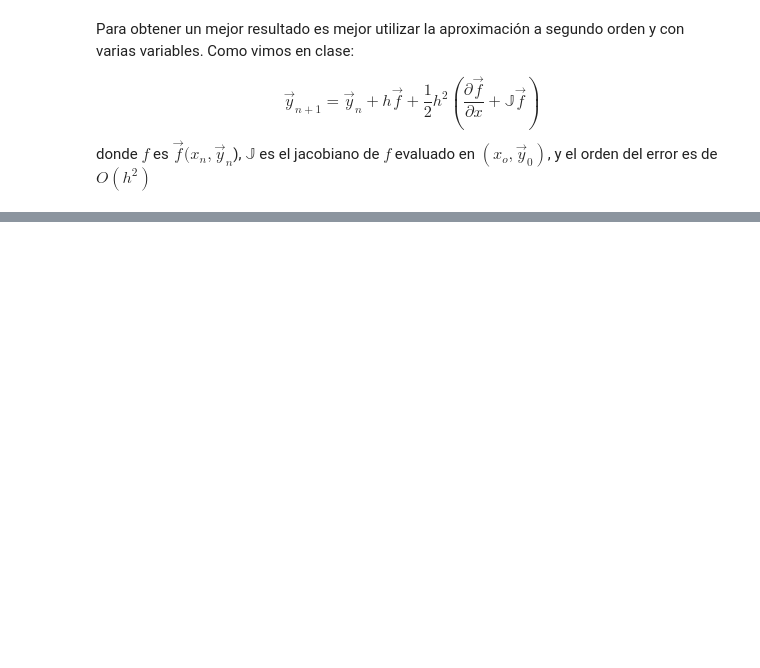
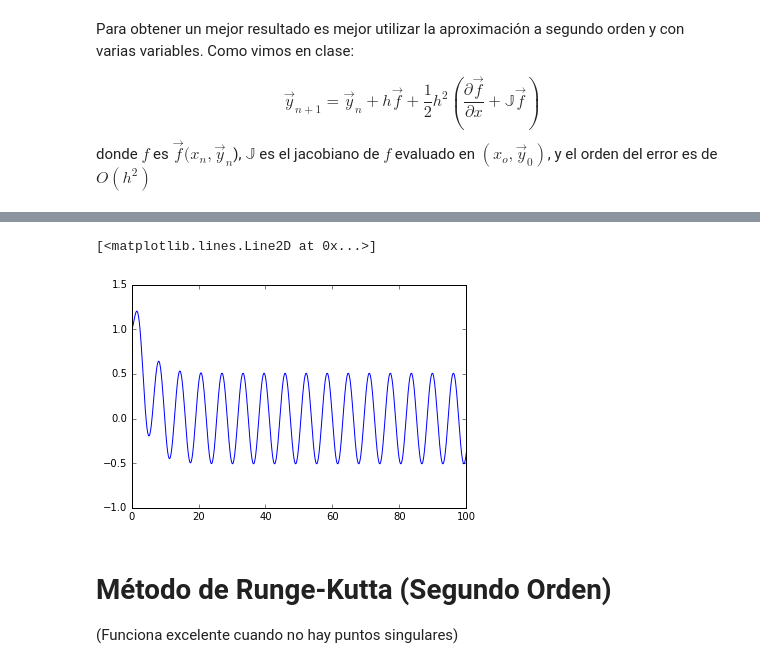
Before and after one commit to fcoenrqz/Integradores, a Jupyter notebook: Integracion mejorada (en varias dim.).ipynb, the cells around one changed output, grey strips where cells are left out. Cells and saved outputs as stored; diff of their text form; code cells hidden in the pictures; blank space fills up the shorter version.

Commit message:
Metodo RUNGE-KUTTA

```diff
--- a/Integracion mejorada (en varias dim.).ipynb
+++ b/Integracion mejorada (en varias dim.).ipynb
@@ -43,0 +58,9 @@ print B*C
+# %%
+plot(t1,y1[:,0])
+# %% [output]
+[<matplotlib.lines.Line2D at 0x...>]
+[figure, added]
+# %% [markdown]
+#  Método de Runge-Kutta (Segundo Orden)
+
+(Funciona excelente cuando no hay puntos singulares)
```
Also changed, not shown: parts of 18 cells of this notebook.
